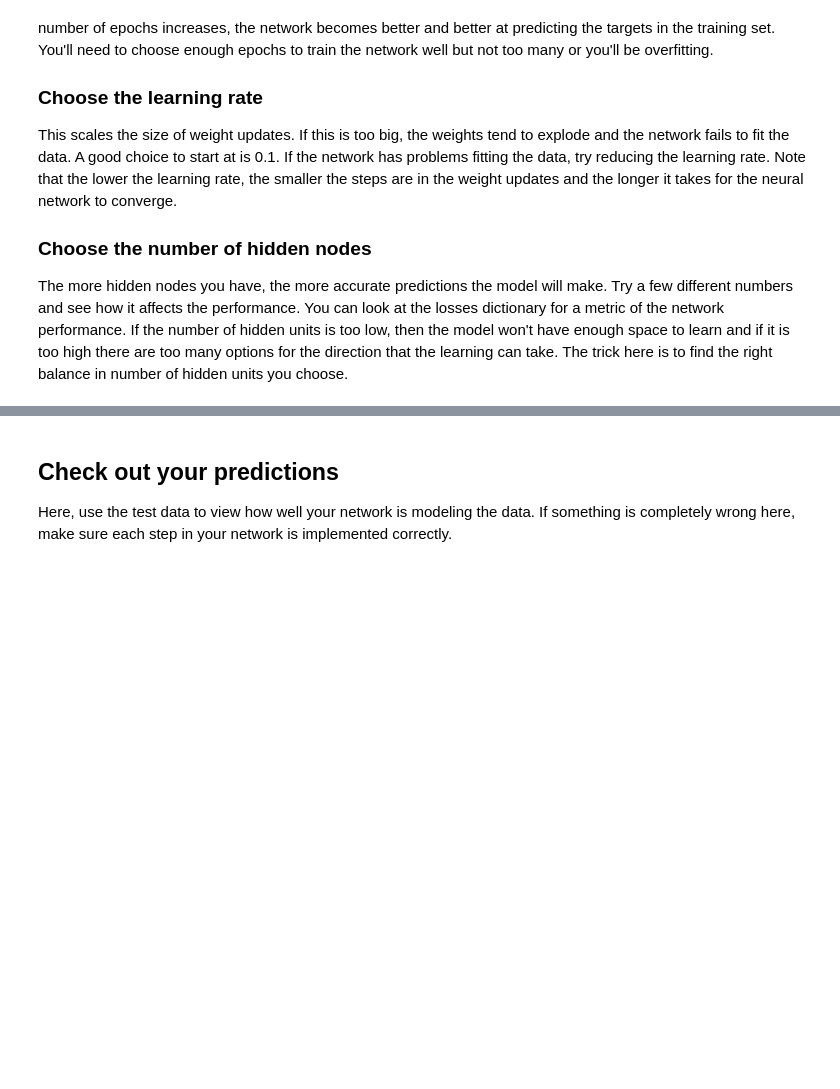
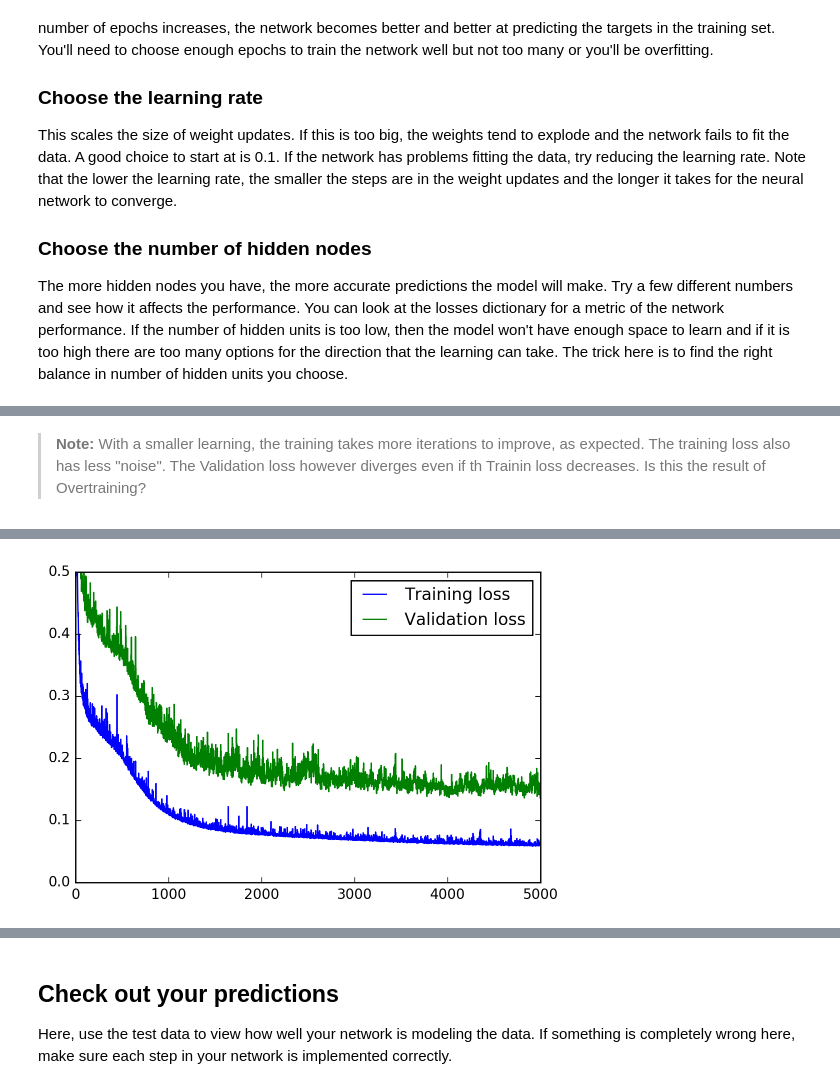
Before and after one commit to hmaleman/course-udacity-deepLearningFoundationND, a Jupyter notebook: 03-proj-yourFirstNeuralNetwork/proj-dldn-yourFirstNeuralNetwork.ipynb, the cells around one changed output, grey strips where cells are left out. Drawn from its saved outputs; the diff is of its cells as text; code cells hidden in the pictures; blank space fills up the shorter version.

```diff
--- a/03-proj-yourFirstNeuralNetwork/proj-dldn-yourFirstNeuralNetwork.ipynb
+++ b/03-proj-yourFirstNeuralNetwork/proj-dldn-yourFirstNeuralNetwork.ipynb
@@ -219,0 +279,5 @@ plt.ylim(ymax=0.5)
+# %% [markdown]
+> **Note:** With a smaller learning, the training takes more iterations to improve, as expected. The training loss also has less "noise". The Validation loss however diverges even if th Trainin loss decreases. Is this the result of Overtraining?
+# %%
+printSummary()
+# %% [output]
@@ -219,0 +286 @@ plt.ylim(ymax=0.5)
+[figure, added]
```
Also changed, not shown: parts of 21 cells of this notebook, 1 other file.
